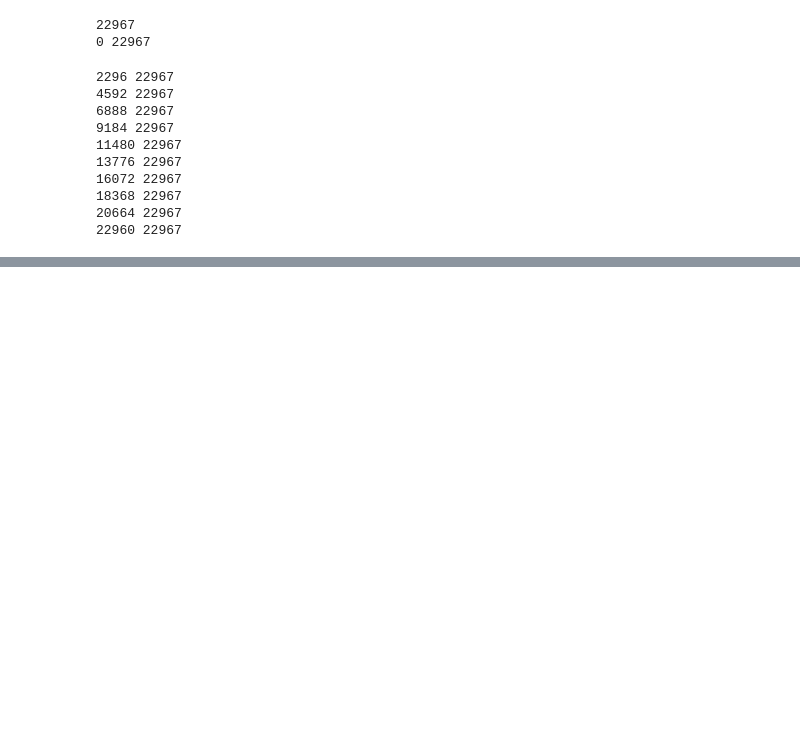
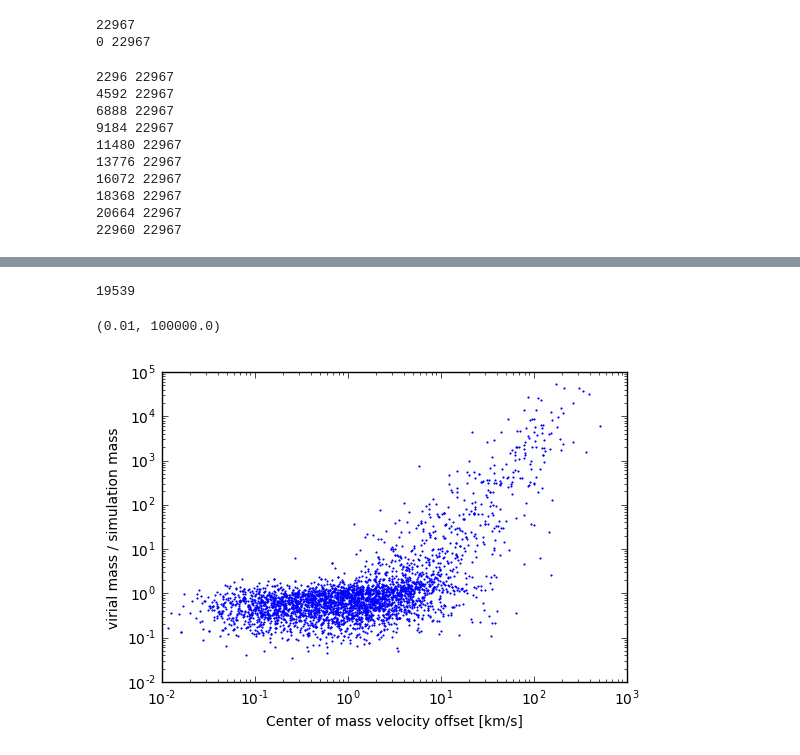
Before and after one commit to forero/IllustrisGroups, a Jupyter notebook: src/group_exploration.ipynb, the cells around one changed output, grey strips where cells are left out. Saved outputs shown, nothing was run; the diff lists cells and outputs as text; code cells hidden in the pictures; blank space fills up the shorter version.

Commit message:
velocity offset

```diff
--- a/src/group_exploration.ipynb
+++ b/src/group_exploration.ipynb
@@ -119,3 +138,22 @@ ax.set_xlim([8E-3, 1])
+# %%
+#print(delta_vel)
+plt.xscale('log')
+plt.yscale('log')
+ii = sim_nsub_halo>10
+print(np.count_nonzero(~ii))
+alpha =2.5
+H_0 = 70.4
+plt.plot(delta_vel[ii], (virial_masses[ii]+1)/sim_masses[ii] , '.', markersize=2)
+x = np.logspace(-3, 2, num=20)
+plt.xlabel(r'Center of mass velocity offset [km/s]')
+plt.ylabel('virial mass / simulation mass')
+ax = plt.axes()
+ax.set_xlim([1E-2, 1E3])
+ax.set_ylim([1E-2, 1E5])
+# %% [output]
+19539
+(0.01, 100000.0)
+[figure, added]
 # %%
 plt.xscale('log')
 plt.yscale('log')
```
Also changed, not shown: parts of 7 cells of this notebook.
